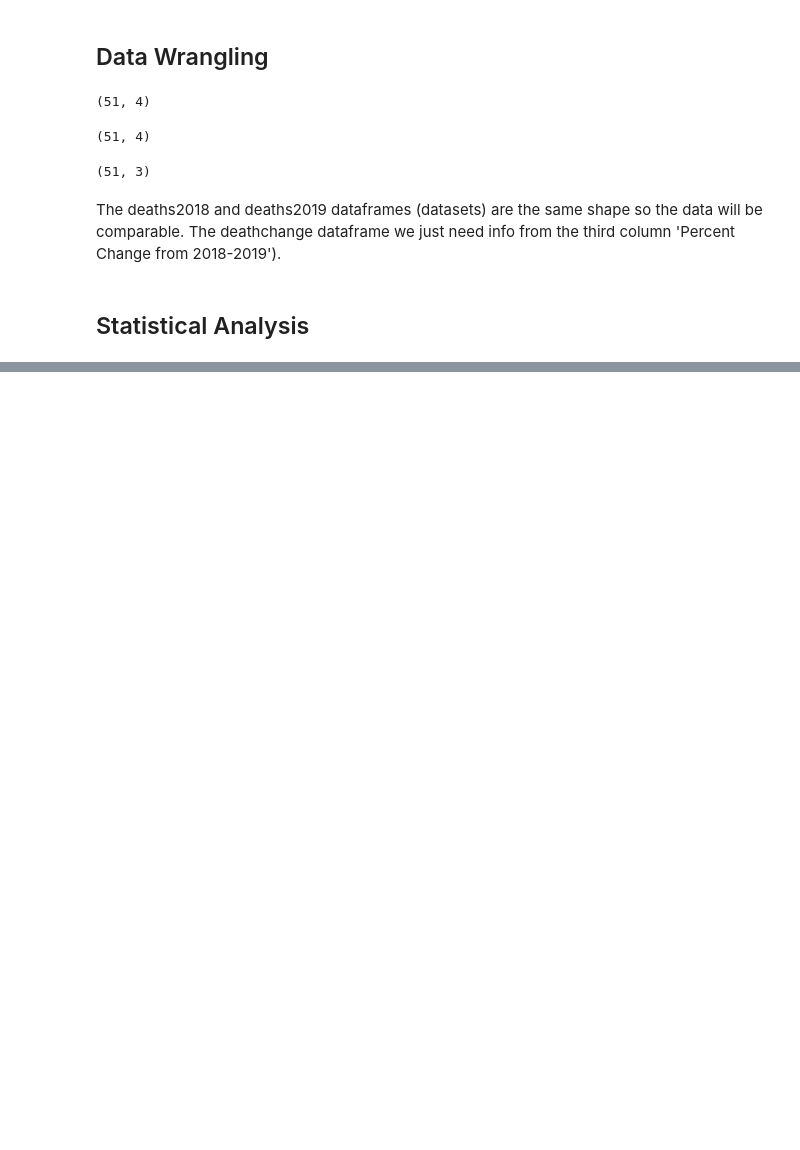
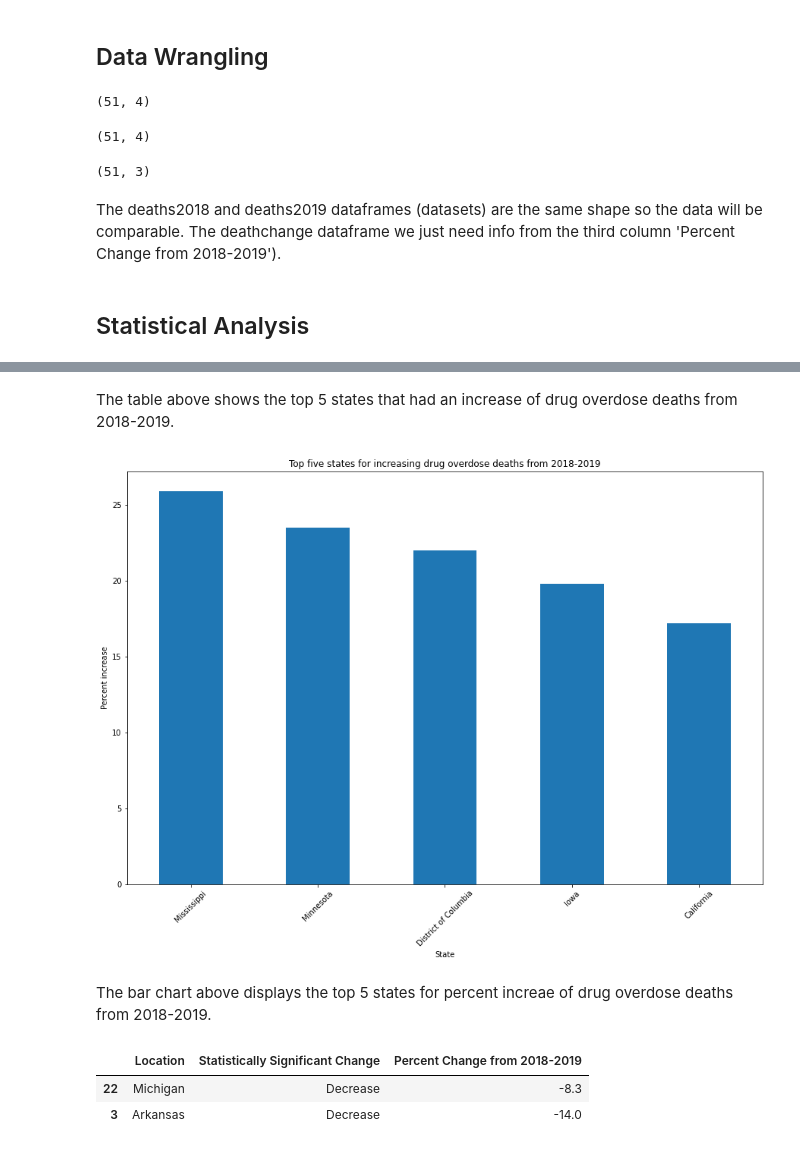
Before and after one commit to molly-rusk/DeathsbyDrugOverdoseinTheUS, a Jupyter notebook: Capstone_Notebook.ipynb, the cells around one changed output, grey strips where cells are left out. Cells and saved outputs as stored; diff of their text form; code cells hidden in the pictures; blank space fills up the shorter version.

```diff
--- a/Capstone_Notebook.ipynb
+++ b/Capstone_Notebook.ipynb
@@ -232,0 +272,3 @@ Hypothesis: Deaths by drug overdose has increased from 2018 to 2019.
+# %%
+top5inc = deathchange[deathchange['Statistically Significant Change '] == 'Increase'].sort_values(by=['Percent Change from 2018-2019'], ascending=False).head(5)
+top5inc
@@ -232,0 +282,19 @@ Hypothesis: Deaths by drug overdose has increased from 2018 to 2019.
+# %% [markdown]
+The table above shows the top 5 states that had an increase of drug overdose deaths from 2018-2019.
+# %%
+top5inc.plot.bar(x='Location', y='Percent Change from 2018-2019', legend=False, figsize=(15,10));
+plt.title('Top five states for increasing drug overdose deaths from 2018-2019');
+plt.ylabel('Percent increase');
+plt.xlabel('State');
+plt.xticks(rotation=45);
+# %% [output]
+[figure, added]
+# %% [markdown]
+The bar chart above displays the top 5 states for percent increae of drug overdose deaths from 2018-2019.
+# %%
+top5dec = deathchange[deathchange['Statistically Significant Change '] == 'Decrease'].sort_values(by=['Percent Change from 2018-2019'], ascending=False).head(5)
+top5dec
+# %% [output]
+|  | Location | Statistically Significant Change | Percent Change from 2018-2019 |
+| 22 | Michigan | Decrease | -8.3 |
+| 3 | Arkansas | Decrease | -14.0 |
```
Also changed, not shown: parts of 27 cells of this notebook.
